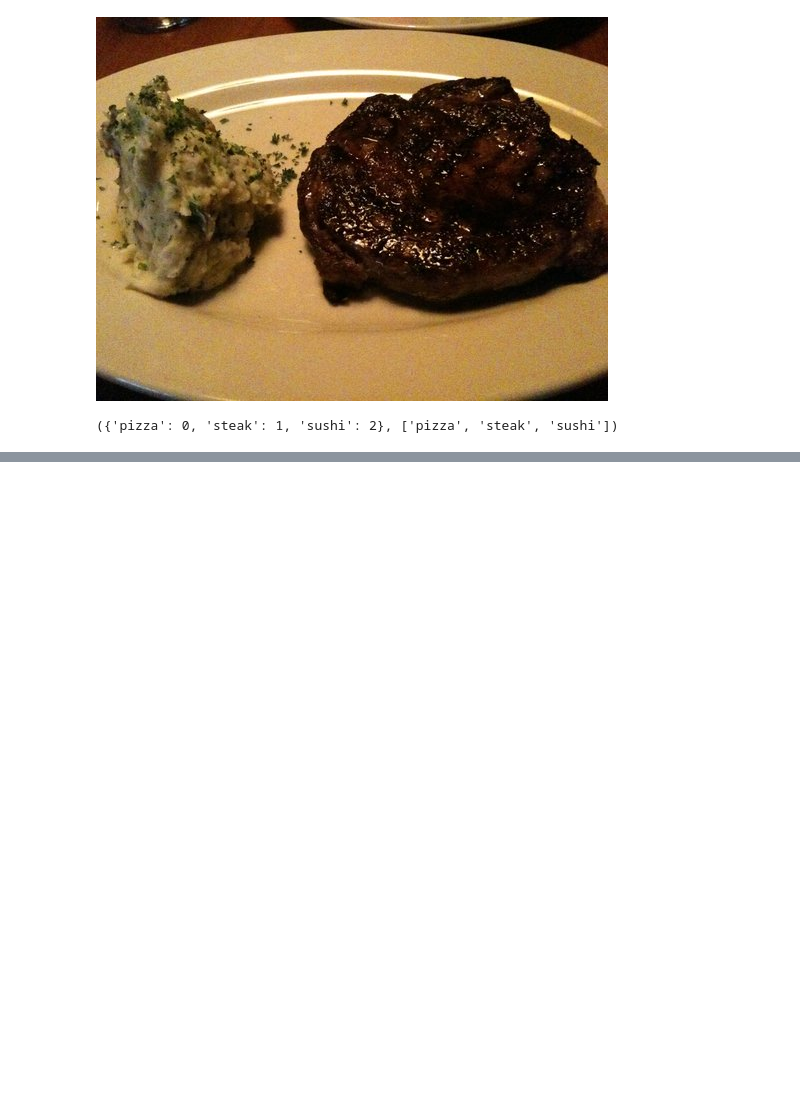
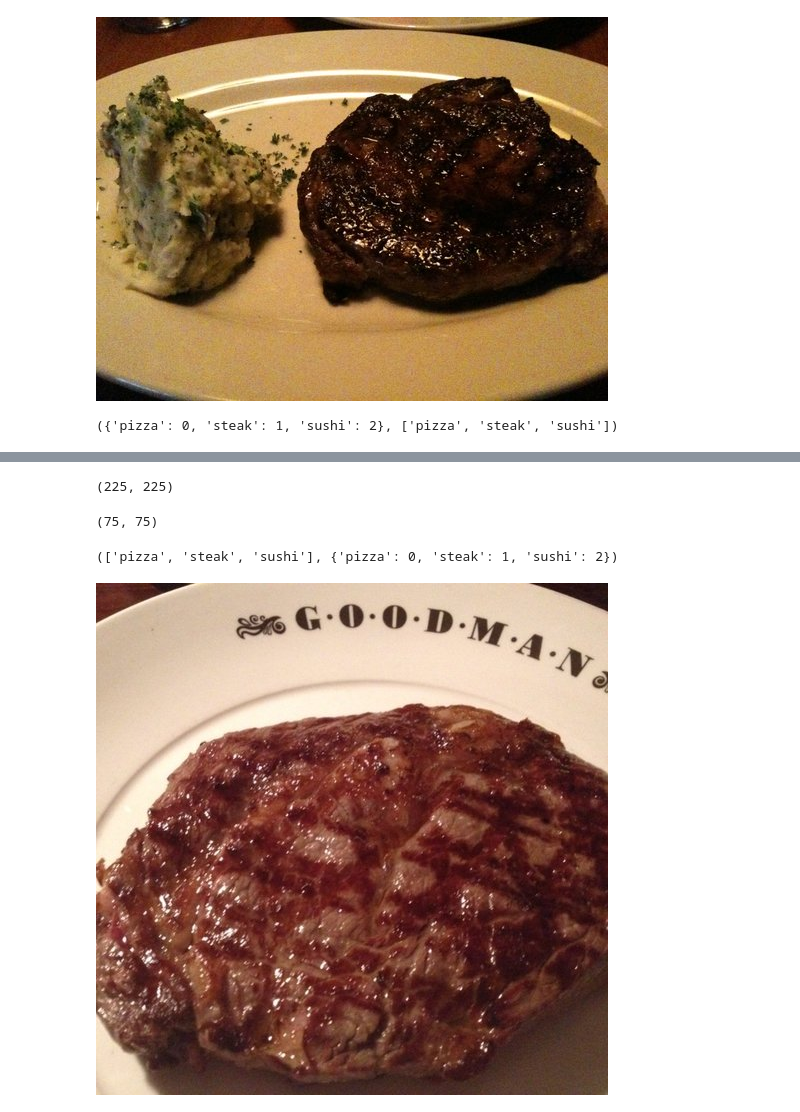
Before and after one commit to Imran1hp/Food-Recognition-Deep-Learning-model, a Jupyter notebook: Food_recognition_Deep_Learning.ipynb, the cells around one changed output, grey strips where cells are left out. Drawn from its saved outputs; the diff is of its cells as text; code cells hidden in the pictures; blank space fills up the shorter version.

```diff
--- a/Food_recognition_Deep_Learning.ipynb
+++ b/Food_recognition_Deep_Learning.ipynb
@@ -418,0 +399,9 @@ costom_load_train_data.__getitem__(69)
+# %%
+from torchvision import transforms
+
+train_transform = transforms.Compose([
+
+                                     transforms.Resize((64, 64)),
+                                     transforms.RandomHorizontalFlip(),
+                                     transforms.ToTensor()
+])
@@ -418,0 +414,19 @@ costom_load_train_data.__getitem__(69)
+# %%
+custom_train_data = ImageFolderCustom( targ_dir = train_dir , transform = train_transform)
+custom_test_data = ImageFolderCustom( targ_dir = test_dir , transform = test_transform )
+# %%
+custom_train_data.__len__(), train_data.__len__()
+# %% [output]
+(225, 225)
+# %%
+custom_test_data.__len__() , test_data.__len__()
+# %% [output]
+(75, 75)
+# %%
+custom_train_data.classes , custom_train_data.class_idx
+# %% [output]
+(['pizza', 'steak', 'sushi'], {'pizza': 0, 'steak': 1, 'sushi': 2})
+# %%
+custom_train_data.load_image(69)
+# %% [output]
+[figure, added]
```
Also changed, not shown: parts of 2 cells of this notebook.
